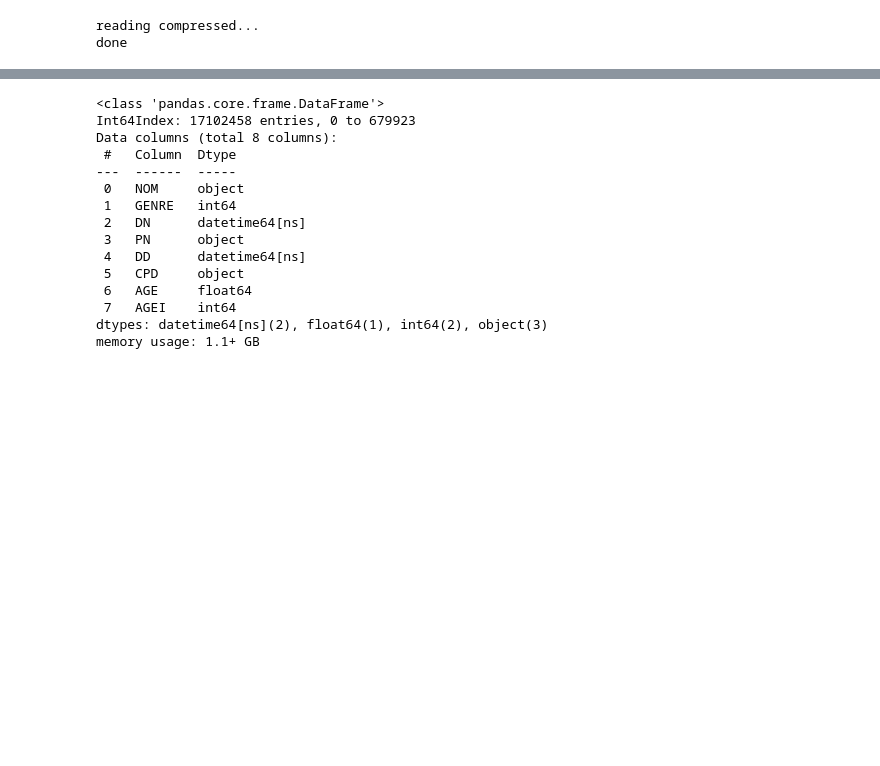
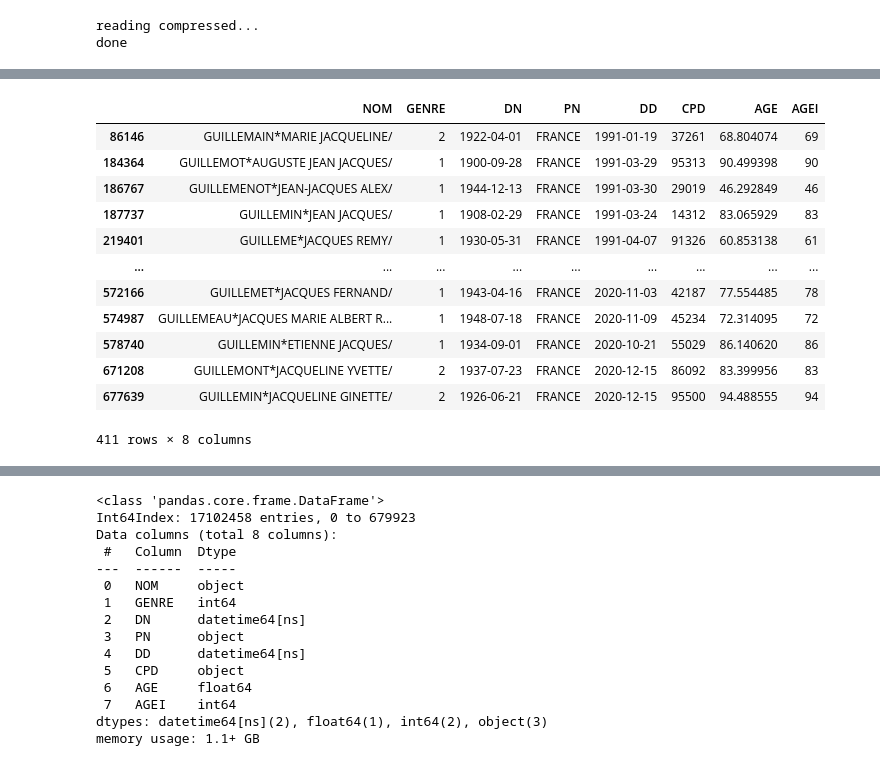
Before and after one commit to fguilleme/deces, a Jupyter notebook: deces.ipynb, the cells around one changed output, grey strips where cells are left out. Drawn from its saved outputs; the diff is of its cells as text; code cells hidden in the pictures; blank space fills up the shorter version.

```diff
--- a/deces.ipynb
+++ b/deces.ipynb
@@ -110,0 +107,16 @@ Timestamp('2020-12-30 00:00:00')
+# %%
+tt[(tt['NOM'].str.contains('GUILLEME*')) & (tt['NOM'].str.contains('JACQ'))]
+# %% [output]
+|  | NOM | GENRE | DN | PN | DD | CPD | AGE | AGEI |
+| 86146 | GUILLEMAIN*MARIE JACQUELINE/ | 2 | 1922-04-01 | FRANCE | 1991-01-19 | 37261 | 68.804074 | 69 |
+| 184364 | GUILLEMOT*AUGUSTE JEAN JACQUES/ | 1 | 1900-09-28 | FRANCE | 1991-03-29 | 95313 | 90.499398 | 90 |
+| 186767 | GUILLEMENOT*JEAN-JACQUES ALEX/ | 1 | 1944-12-13 | FRANCE | 1991-03-30 | 29019 | 46.292849 | 46 |
+| 187737 | GUILLEMIN*JEAN JACQUES/ | 1 | 1908-02-29 | FRANCE | 1991-03-24 | 14312 | 83.065929 | 83 |
+| 219401 | GUILLEME*JACQUES REMY/ | 1 | 1930-05-31 | FRANCE | 1991-04-07 | 91326 | 60.853138 | 61 |
+| ... | ... | ... | ... | ... | ... | ... | ... | ... |
+| 572166 | GUILLEMET*JACQUES FERNAND/ | 1 | 1943-04-16 | FRANCE | 2020-11-03 | 42187 | 77.554485 | 78 |
+| 574987 | GUILLEMEAU*JACQUES MARIE ALBERT R... | 1 | 1948-07-18 | FRANCE | 2020-11-09 | 45234 | 72.314095 | 72 |
+| 578740 | GUILLEMIN*ETIENNE JACQUES/ | 1 | 1934-09-01 | FRANCE | 2020-10-21 | 55029 | 86.140620 | 86 |
+| 671208 | GUILLEMONT*JACQUELINE YVETTE/ | 2 | 1937-07-23 | FRANCE | 2020-12-15 | 86092 | 83.399956 | 83 |
+| 677639 | GUILLEMIN*JACQUELINE GINETTE/ | 2 | 1926-06-21 | FRANCE | 2020-12-15 | 95500 | 94.488555 | 94 |
+411 rows × 8 columns
```
Also changed, not shown: parts of 16 cells of this notebook, 1 other file.
